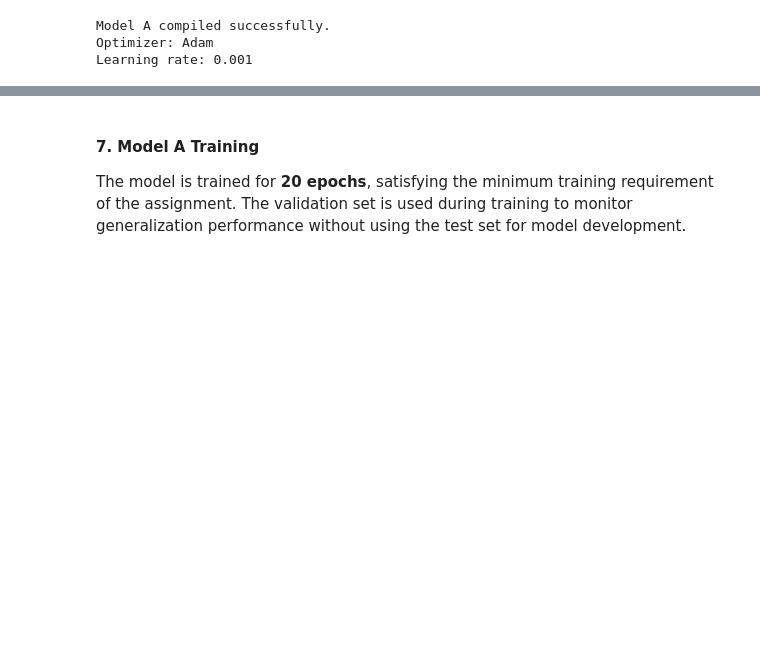
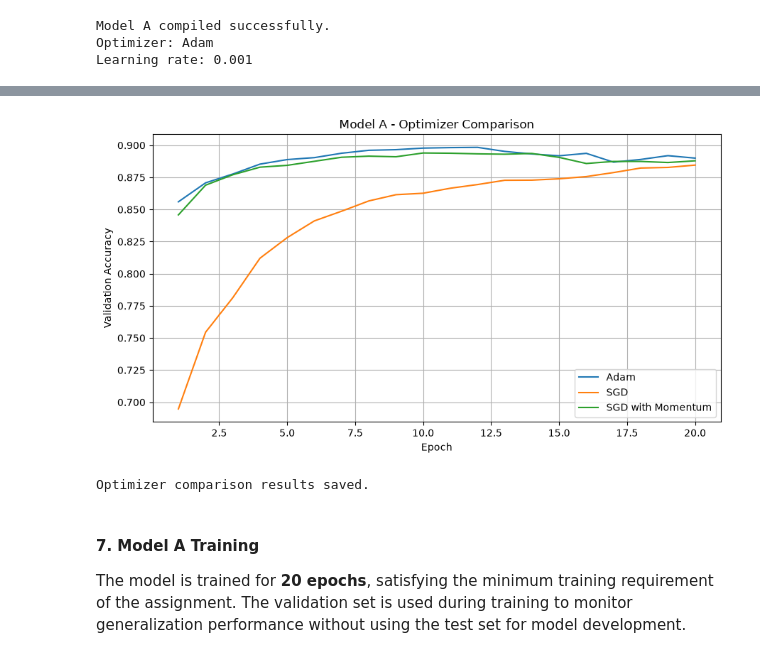
Before and after one commit to Saruka03/EN3150-CNN-Classification, a Jupyter notebook: notebooks/02_Model_A_Standard_CNN.ipynb, the cells around one changed output, grey strips where cells are left out. Saved outputs shown, nothing was run; the diff lists cells and outputs as text; code cells hidden in the pictures; blank space fills up the shorter version.

```diff
--- a/notebooks/02_Model_A_Standard_CNN.ipynb
+++ b/notebooks/02_Model_A_Standard_CNN.ipynb
@@ -383,3 +572,39 @@ Learning rate: 0.001
+# %%
+# Plot validation accuracy for all optimizers
+plt.figure(figsize=(9, 5))
+
+for optimizer_name, history in optimizer_histories.items():
+    plt.plot(
+        range(1, len(history["val_accuracy"]) + 1),
+        history["val_accuracy"],
+        label=optimizer_name
+    )
+
+plt.xlabel("Epoch")
+plt.ylabel("Validation Accuracy")
+plt.title("Model A - Optimizer Comparison")
+plt.legend()
+plt.grid(True)
+plt.tight_layout()
+plt.show()
+# %% [output]
+[figure, added]
+# %%
+# Save optimizer comparison results
+RESULTS_PATH = "../results/model_A"
+os.makedirs(RESULTS_PATH, exist_ok=True)
+
+optimizer_comparison_df.to_csv(
+    os.path.join(
+        RESULTS_PATH,
+        "model_A_optimizer_comparison.csv"
+    ),
+    index=False
+)
+
+print("Optimizer comparison results saved.")
+# %% [output]
+Optimizer comparison results saved.
 # %% [markdown]
 #### **7. Model A Training**
 
```
Also changed, not shown: parts of 21 cells of this notebook, 4 other files.
